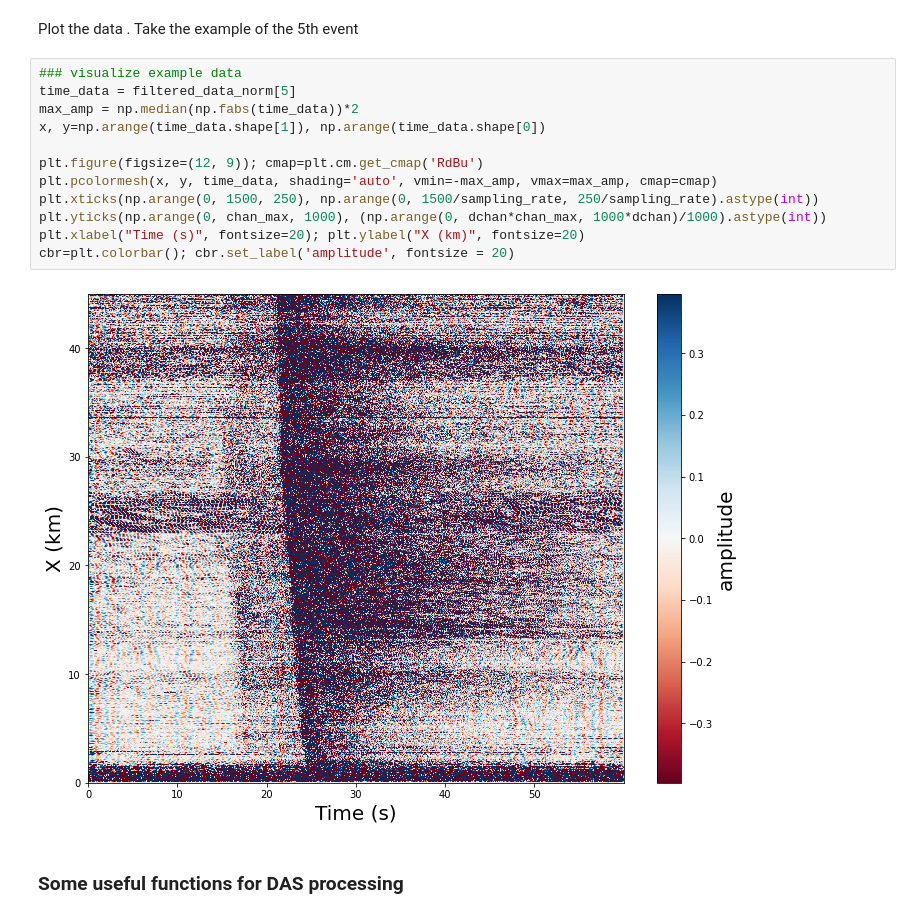
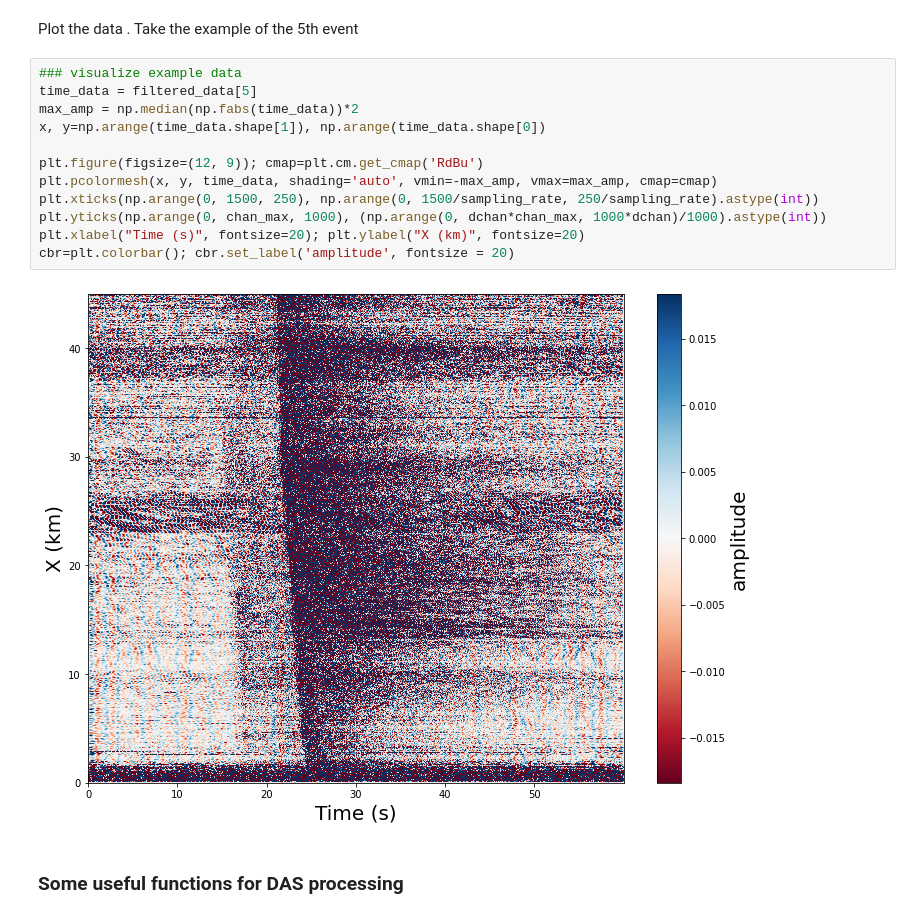
Before and after one commit to Denolle-Lab/Shi_etal_2023_denoiseDAS, a Jupyter notebook: examples/Denoise_and_pick_Qibin_simplify_application.ipynb, the cells around one changed output. Drawn from its saved outputs; the diff is of its cells as text.

```diff
--- a/examples/Denoise_and_pick_Qibin_simplify_application.ipynb
+++ b/examples/Denoise_and_pick_Qibin_simplify_application.ipynb
@@ -101,18 +101,18 @@ filtered_data = filtfilt(b, a, rawdata, axis=2)
 Plot the data .  Take the example of the 5th event
 # %%
 ### visualize example data
-time_data = filtered_data_norm[5]
+time_data = filtered_data[5]
 max_amp = np.median(np.fabs(time_data))*2
 x, y=np.arange(time_data.shape[1]), np.arange(time_data.shape[0])
 
 plt.figure(figsize=(12, 9)); cmap=plt.cm.get_cmap('RdBu')
 plt.pcolormesh(x, y, time_data, shading='auto', vmin=-max_amp, vmax=max_amp, cmap=cmap)
 plt.xticks(np.arange(0, 1500, 250), np.arange(0, 1500/sampling_rate, 250/sampling_rate).astype(int))
 plt.yticks(np.arange(0, chan_max, 1000), (np.arange(0, dchan*chan_max, 1000*dchan)/1000).astype(int))
 plt.xlabel("Time (s)", fontsize=20); plt.ylabel("X (km)", fontsize=20)
 cbr=plt.colorbar(); cbr.set_label('amplitude', fontsize = 20)
 # %% [output]
-[figure, old version]
+[figure, new version]
 # %% [markdown]
 ### Some useful functions for DAS processing
 # %%
```
Also changed, not shown: parts of 8 cells of this notebook.
